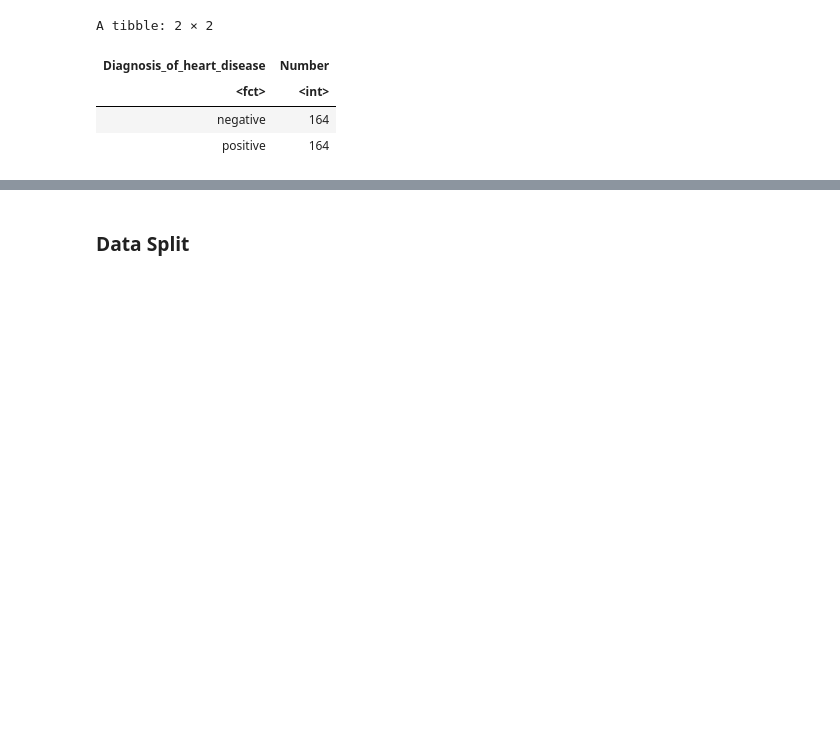
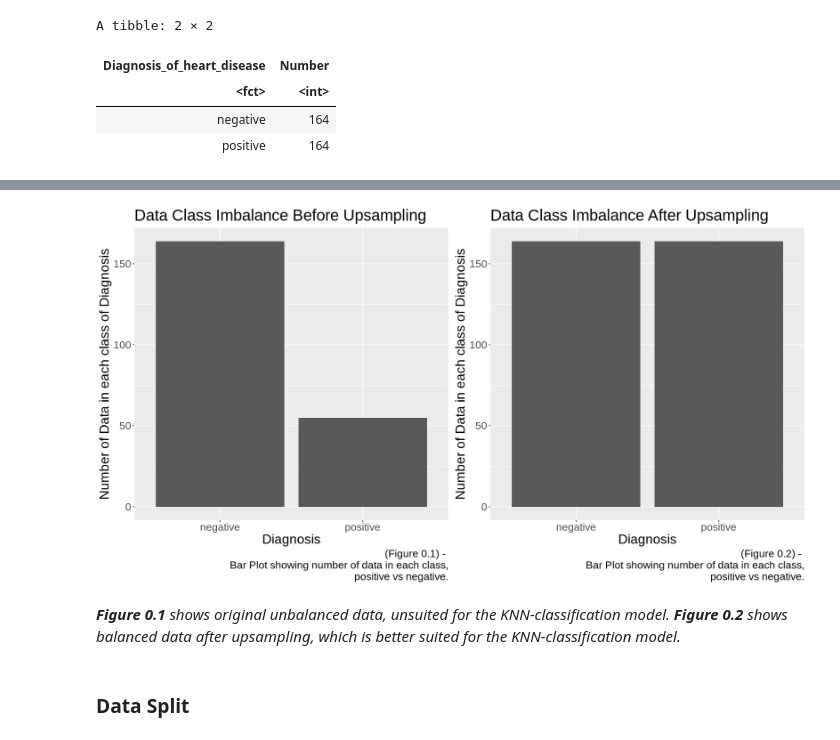
Before and after one commit to justinlook/dsci-100-2022w1-group-10, a Jupyter notebook: Final-project-group10.ipynb, the cells around one changed output, grey strips where cells are left out. Saved outputs shown, nothing was run; the diff lists cells and outputs as text; code cells hidden in the pictures; blank space fills up the shorter version.

```diff
--- a/Final-project-group10.ipynb
+++ b/Final-project-group10.ipynb
@@ -226,3 +225,27 @@ A tibble: 2 × 2
+# %%
+options(repr.plot.width=15, repr.plot.height=8)
+before_upsampling <- ggplot(number_of_heartdisease_vs_no_heart_disease, aes(x = Diagnosis_of_heart_disease, y = Number))+
+geom_bar(stat="identity")+
+labs(x="Diagnosis",y="Number of Data in each class of Diagnosis", caption ="(Figure 0.1) -
+Bar Plot showing number of data in each class,
+positive vs negative.")+
+ggtitle("Data Class Imbalance Before Upsampling")+
+theme(text = element_text(size = 20))
+
+
+after_upsampling <- ggplot(upsampled_heartdisease_HD_vs_noHD, aes(x = Diagnosis_of_heart_disease, y = Number))+
+geom_bar(stat="identity")+
+labs(x="Diagnosis",y="Number of Data in each class of Diagnosis", caption ="(Figure 0.2) -
+Bar Plot showing number of data in each class,
+positive vs negative.")+
+ggtitle("Data Class Imbalance After Upsampling")+
+theme(text = element_text(size = 20))
+
+plot_grid(before_upsampling, after_upsampling, ncol = 2)
+# %% [output]
+[figure, added]
+# %% [markdown]
+_**Figure 0.1** shows original unbalanced data, unsuited for the KNN-classification model.  **Figure 0.2** shows balanced data after upsampling, which is better suited for the KNN-classification model._
 # %% [markdown]
 ### Data Split
 # %%
```
Also changed, not shown: parts of 40 cells of this notebook.
